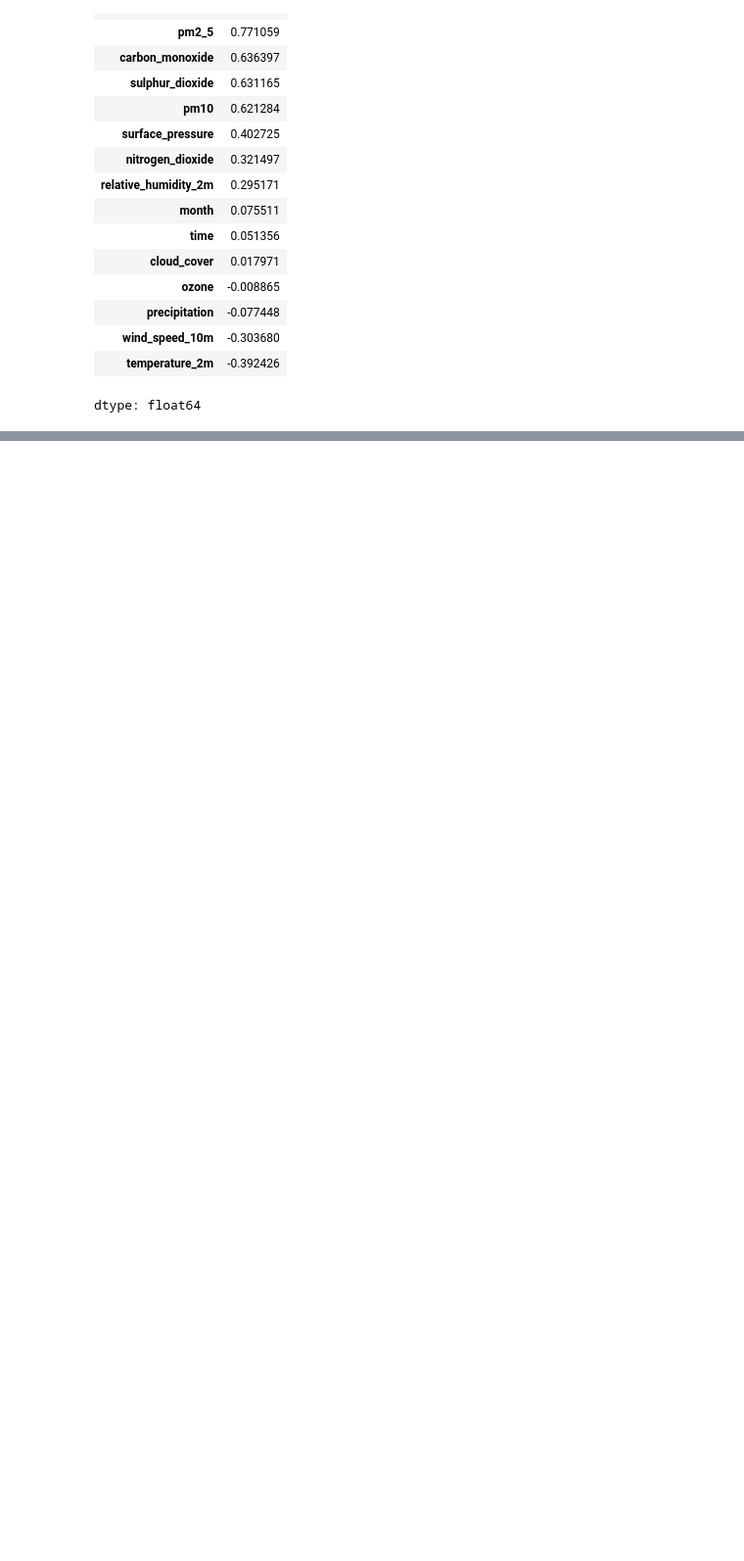
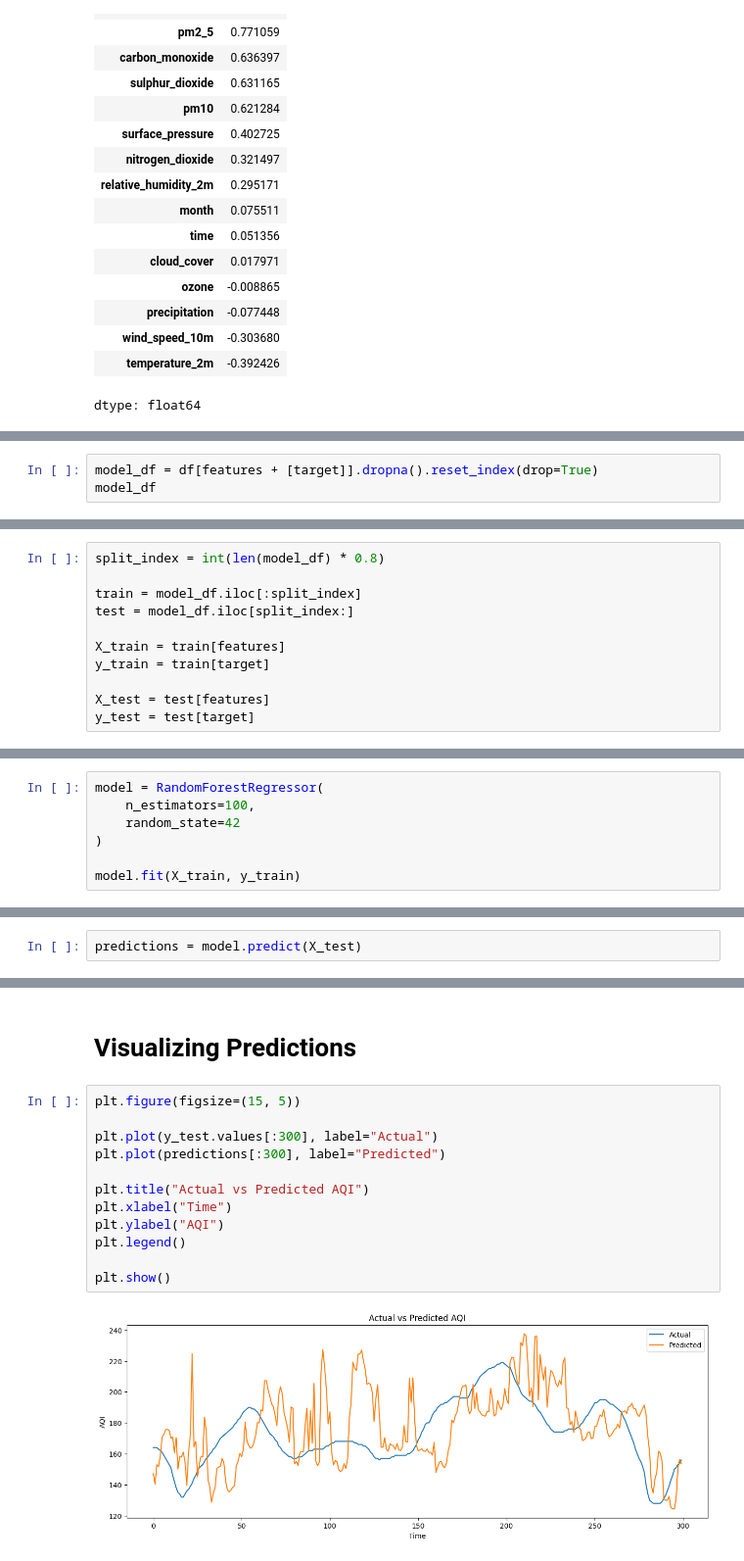
Before and after one commit to farajarshad01/AQI-Predictor, a Jupyter notebook: 10Pearls_Aqi_Predictor.ipynb, the cells around one changed output, grey strips where cells are left out. Shown at 98% size. Saved outputs shown, nothing was run; the diff lists cells and outputs as text; blank space fills up the shorter version.

```diff
--- a/10Pearls_Aqi_Predictor.ipynb
+++ b/10Pearls_Aqi_Predictor.ipynb
@@ -329,0 +545,3 @@ dtype: float64
+# %%
+model_df = df[features + [target]].dropna().reset_index(drop=True)
+model_df
@@ -329,0 +587,11 @@ dtype: float64
+# %%
+split_index = int(len(model_df) * 0.8)
+
+train = model_df.iloc[:split_index]
+test = model_df.iloc[split_index:]
+
+X_train = train[features]
+y_train = train[target]
+
+X_test = test[features]
+y_test = test[target]
@@ -329,0 +600,7 @@ dtype: float64
+# %%
+model = RandomForestRegressor(
+    n_estimators=100,
+    random_state=42
+)
+
+model.fit(X_train, y_train)
@@ -329,0 +611,2 @@ dtype: float64
+# %%
+predictions = model.predict(X_test)
@@ -329,0 +633,16 @@ dtype: float64
+# %% [markdown]
+# **Visualizing Predictions**
+# %%
+plt.figure(figsize=(15, 5))
+
+plt.plot(y_test.values[:300], label="Actual")
+plt.plot(predictions[:300], label="Predicted")
+
+plt.title("Actual vs Predicted AQI")
+plt.xlabel("Time")
+plt.ylabel("AQI")
+plt.legend()
+
+plt.show()
+# %% [output]
+[figure, added]
```
Also changed, not shown: parts of 32 cells of this notebook.
